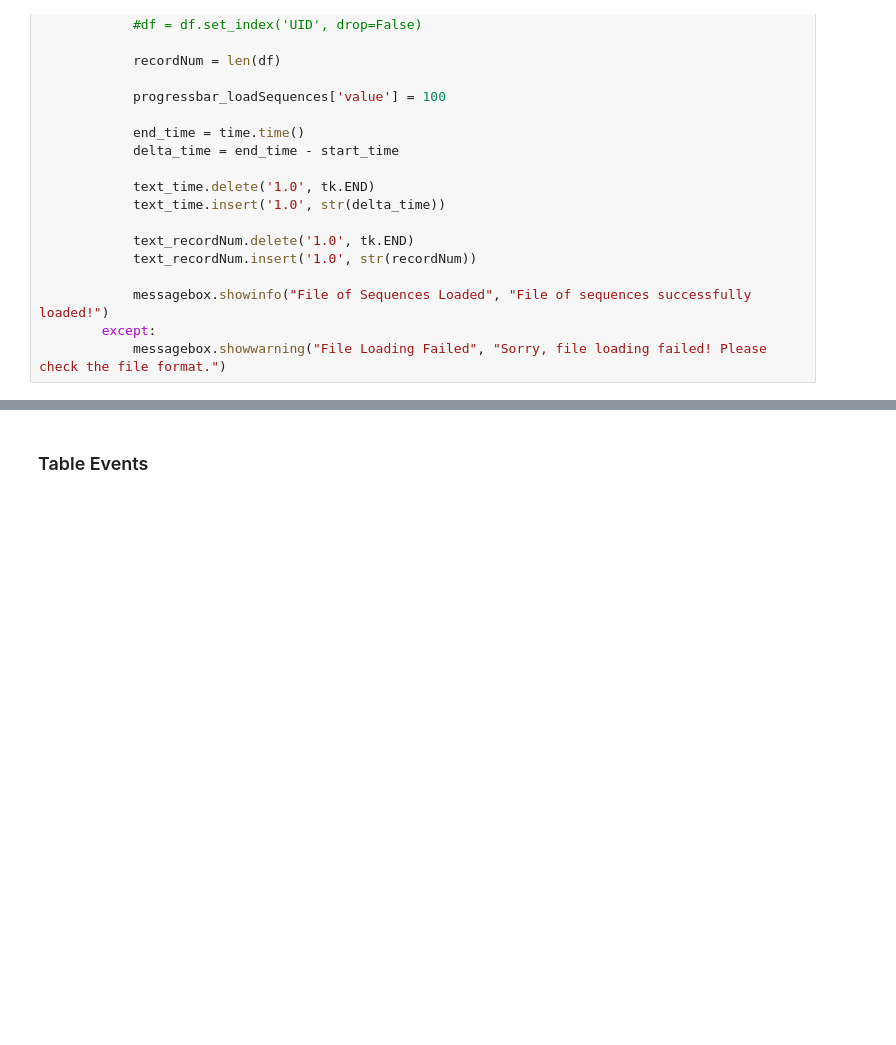
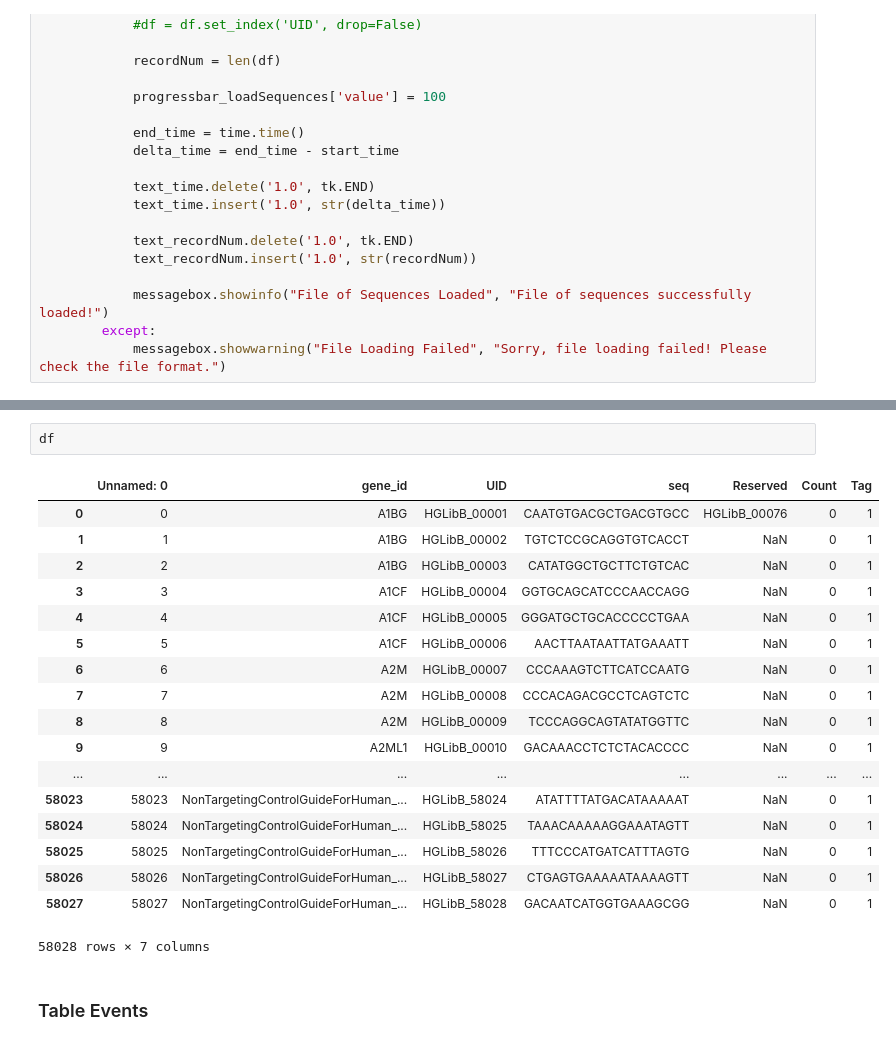
Before and after one commit to YangChuan80/Bioinformatics, a Jupyter notebook: Projects/BellfortSequenceParser/JupyterFiles/BellfortSequenceParser.ipynb, the cells around one changed output, grey strips where cells are left out. Cells and saved outputs as stored; diff of their text form; blank space fills up the shorter version.

```diff
--- a/Projects/BellfortSequenceParser/JupyterFiles/BellfortSequenceParser.ipynb
+++ b/Projects/BellfortSequenceParser/JupyterFiles/BellfortSequenceParser.ipynb
@@ -422,6 +423,27 @@ def buttonLoadHalfMatchedSequences():
             messagebox.showinfo("File of Half Matched Sequences Loaded", "File of half matched sequences successfully loaded!")
         except:
             messagebox.showwarning("File Loading Failed", "Sorry, file loading failed! Please check the file format.")
+# %%
+df
+# %% [output]
+|  | Unnamed: 0 | gene_id | UID | seq | Reserved | Count | Tag |
+| 0 | 0 | A1BG | HGLibB_00001 | CAATGTGACGCTGACGTGCC | HGLibB_00076 | 0 | 1 |
+| 1 | 1 | A1BG | HGLibB_00002 | TGTCTCCGCAGGTGTCACCT | NaN | 0 | 1 |
+| 2 | 2 | A1BG | HGLibB_00003 | CATATGGCTGCTTCTGTCAC | NaN | 0 | 1 |
+| 3 | 3 | A1CF | HGLibB_00004 | GGTGCAGCATCCCAACCAGG | NaN | 0 | 1 |
+| 4 | 4 | A1CF | HGLibB_00005 | GGGATGCTGCACCCCCTGAA | NaN | 0 | 1 |
+| 5 | 5 | A1CF | HGLibB_00006 | AACTTAATAATTATGAAATT | NaN | 0 | 1 |
+| 6 | 6 | A2M | HGLibB_00007 | CCCAAAGTCTTCATCCAATG | NaN | 0 | 1 |
+| 7 | 7 | A2M | HGLibB_00008 | CCCACAGACGCCTCAGTCTC | NaN | 0 | 1 |
+| 8 | 8 | A2M | HGLibB_00009 | TCCCAGGCAGTATATGGTTC | NaN | 0 | 1 |
+| 9 | 9 | A2ML1 | HGLibB_00010 | GACAAACCTCTCTACACCCC | NaN | 0 | 1 |
+| ... | ... | ... | ... | ... | ... | ... | ... |
+| 58023 | 58023 | NonTargetingControlGuideForHuman_... | HGLibB_58024 | ATATTTTATGACATAAAAAT | NaN | 0 | 1 |
+| 58024 | 58024 | NonTargetingControlGuideForHuman_... | HGLibB_58025 | TAAACAAAAAGGAAATAGTT | NaN | 0 | 1 |
+| 58025 | 58025 | NonTargetingControlGuideForHuman_... | HGLibB_58026 | TTTCCCATGATCATTTAGTG | NaN | 0 | 1 |
+| 58026 | 58026 | NonTargetingControlGuideForHuman_... | HGLibB_58027 | CTGAGTGAAAAATAAAAGTT | NaN | 0 | 1 |
+| 58027 | 58027 | NonTargetingControlGuideForHuman_... | HGLibB_58028 | GACAATCATGGTGAAAGCGG | NaN | 0 | 1 |
+58028 rows × 7 columns
 # %% [markdown]
 ### Table Events
 # %%
```
Also changed, not shown: parts of 1 cell of this notebook.
